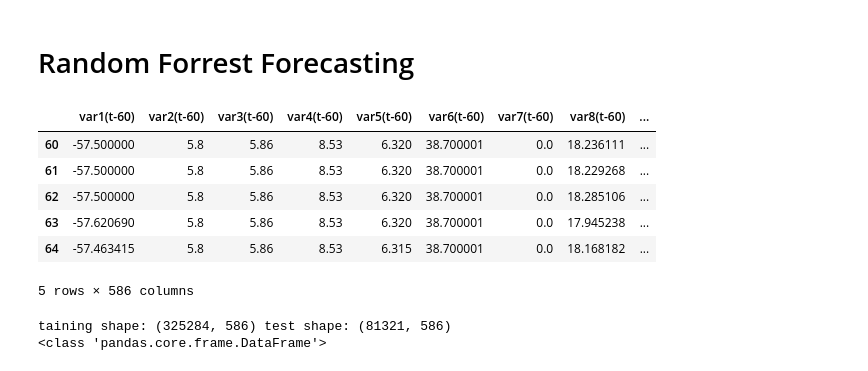
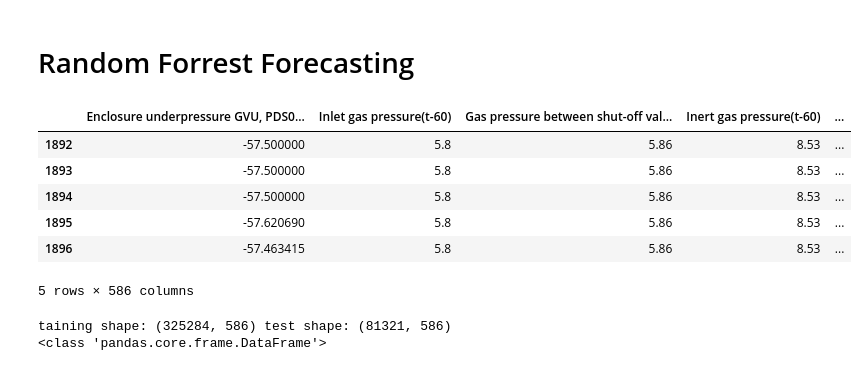
Before and after one commit to seadevcon/environmental-hackers, a Jupyter notebook: Modelling.ipynb, the cells around one changed output. Drawn from its saved outputs; the diff is of its cells as text; code cells hidden in the pictures.

```diff
--- a/Modelling.ipynb
+++ b/Modelling.ipynb
@@ -14,14 +14,3 @@ from sklearn.metrics import roc_curve
 # %%
 # get the data:
 ship1_seadevcon = pd.read_pickle("ship1_seadevcon")
-# %%
-# Switch last two features:
-Load = ship1_seadevcon["Load"]
-FuelTypeAnalog = ship1_seadevcon["FuelTypeAnalog"]
-
-ship1_seadevcon["FuelTypeAnalog"] = Load
-ship1_seadevcon["Load"] = FuelTypeAnalog
-
-ship1_seadevcon = ship1_seadevcon.rename(columns={'FuelTypeAnalog': 'Load', 'Load': 'FuelTypeAnalog'})
-
-ship1_seadevcon.head()
@@ -35,0 +17,15 @@ ship1_seadevcon.head()
+# %%
+def exchange_cols(df, name_col_1, name_col_2):
+    col_1 = df[name_col_1]
+    col_2 = df[name_col_2]
+
+    df_copy = df.copy()
+    df_copy[name_col_1] = col_2
+    df_copy[name_col_2] = col_1
+
+    df_copy = df_copy.rename(columns={name_col_1: name_col_2, name_col_2: name_col_1}) # change titles
+    return df_copy
+# %%
+# Switch last two features of Seadevcon (so the Objectiv is in the last col):
+ship1_seadevcon = exchange_cols(ship1_seadevcon, "Load", "FuelTypeAnalog")
+ship1_seadevcon.tail()
@@ -124,14 +128,13 @@ Maybe one decision tree for every time step (2,5,10,15,30,45,60 min into the fut
 # %% [markdown]
 <h1>Random Forrest Forecasting</h1>
 # %%
-def series_to_supervised(data, n_in=1, n_out=1, stepsize=5, dropnan=True):
-    n_vars = 1 if type(data) is list else data.shape[1]
-    df = DataFrame(data)
+def series_to_supervised(df, n_in=1, n_out=1, stepsize=5, dropnan=True):
+    n_vars = df.shape[1]
     cols, names = list(), list()
     # input sequence (t-n, ... t-1)
     for i in range(n_in*stepsize, -stepsize, -stepsize):
         cols.append(df.shift(i))
-        names += [('var%d(t-%d)' % (j+1, i)) for j in range(n_vars)]
+        names += [('%s(t-%d)' % (name, i)) for name in df]
 
     # forecast sequence (t+1, ... t+n)
     for i in range(stepsize, n_out*stepsize, stepsize): # t0 ist schon abgedeckt hier drüber. Also start bei t+stepsize
@@ -150,13 +153,13 @@ STEPS_INTO_PAST_AND_FUTURE=6
 # %%
-training_data_timedependent = series_to_supervised(ship1_seadevcon.values, n_in=STEPS_INTO_PAST_AND_FUTURE, n_out=STEPS_INTO_PAST_AND_FUTURE, stepsize=10)
+training_data_timedependent = series_to_supervised(ship1_seadevcon, n_in=STEPS_INTO_PAST_AND_FUTURE, n_out=STEPS_INTO_PAST_AND_FUTURE, stepsize=10)
 training_data_timedependent.head()
 # %% [output]
-|  | var1(t-60) | var2(t-60) | var3(t-60) | var4(t-60) | var5(t-60) | var6(t-60) | var7(t-60) | var8(t-60) | ... |
-| 60 | -57.500000 | 5.8 | 5.86 | 8.53 | 6.320 | 38.700001 | 0.0 | 18.236111 | ... |
-| 61 | -57.500000 | 5.8 | 5.86 | 8.53 | 6.320 | 38.700001 | 0.0 | 18.229268 | ... |
-| 62 | -57.500000 | 5.8 | 5.86 | 8.53 | 6.320 | 38.700001 | 0.0 | 18.285106 | ... |
-| 63 | -57.620690 | 5.8 | 5.86 | 8.53 | 6.320 | 38.700001 | 0.0 | 17.945238 | ... |
-| 64 | -57.463415 | 5.8 | 5.86 | 8.53 | 6.315 | 38.700001 | 0.0 | 18.168182 | ... |
+|  | Enclosure underpressure GVU, PDS0... | Inlet gas pressure(t-60) | Gas pressure between shut-off val... | Inert gas pressure(t-60) | ... |
+| 1892 | -57.500000 | 5.8 | 5.86 | 8.53 | ... |
+| 1893 | -57.500000 | 5.8 | 5.86 | 8.53 | ... |
+| 1894 | -57.500000 | 5.8 | 5.86 | 8.53 | ... |
+| 1895 | -57.620690 | 5.8 | 5.86 | 8.53 | ... |
+| 1896 | -57.463415 | 5.8 | 5.86 | 8.53 | ... |
 5 rows × 586 columns
 # %%
 ''' Split data into training and test set '''
```
Also changed, not shown: parts of 8 cells of this notebook, 2 other files.
